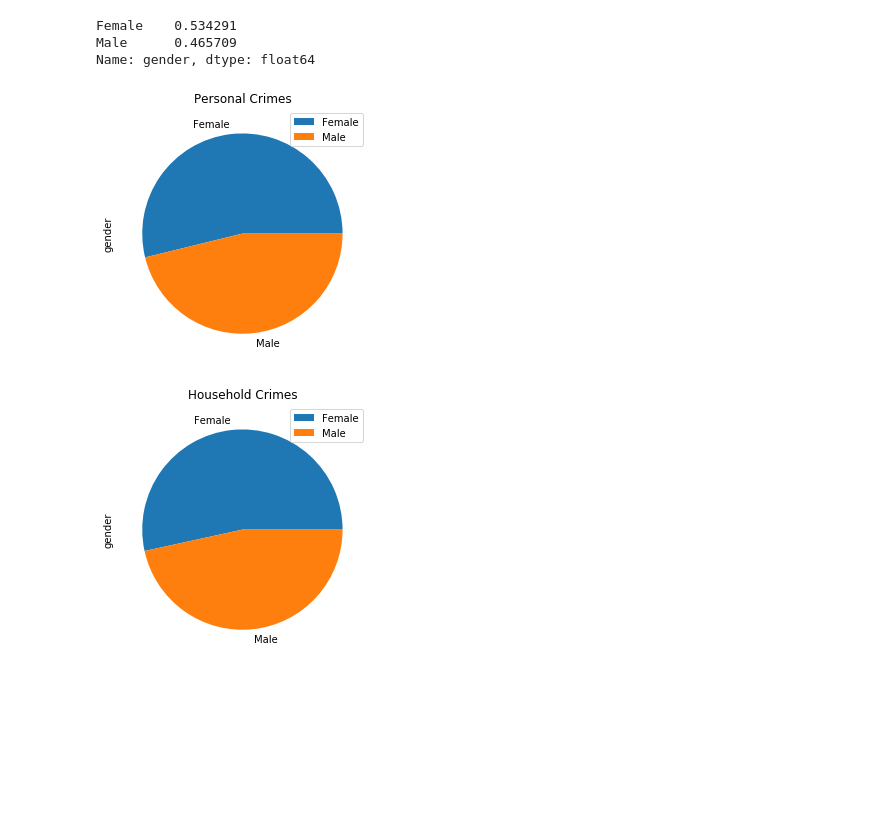
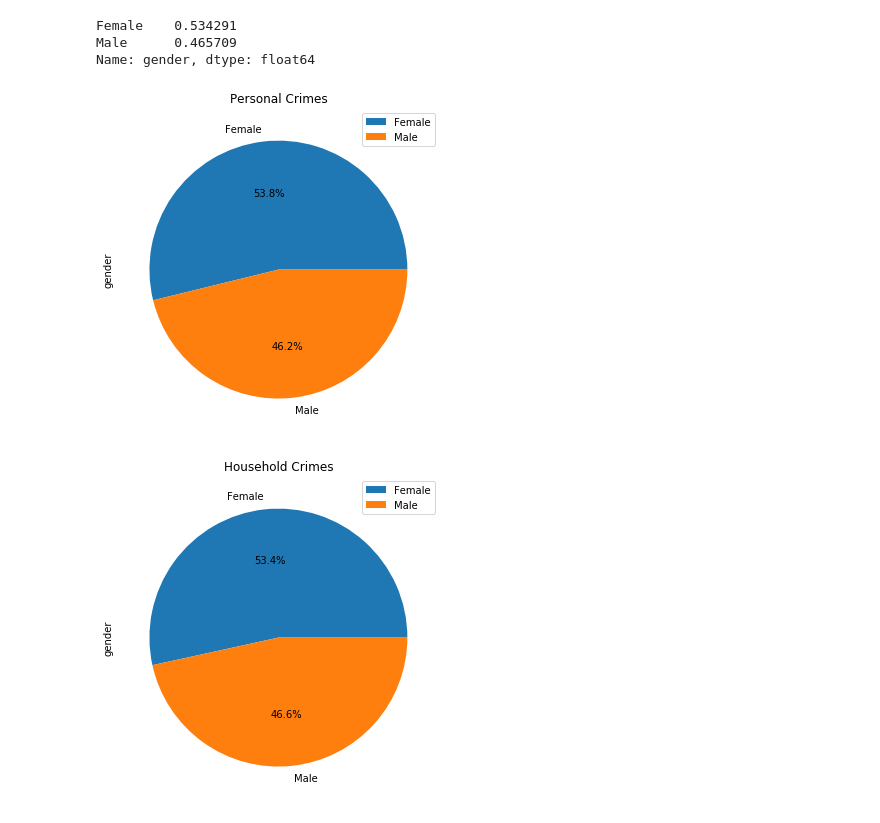
Before and after one commit to akarki23/project-1, a Jupyter notebook: NCVS/NationalCrimeVictimizationSurvey.ipynb, the cells around one changed output. Saved outputs shown, nothing was run; the diff lists cells and outputs as text; code cells hidden in the pictures; blank space fills up the shorter version.

```diff
--- a/NCVS/NationalCrimeVictimizationSurvey.ipynb
+++ b/NCVS/NationalCrimeVictimizationSurvey.ipynb
@@ -259,15 +259,25 @@ Female    0.534291
 Male      0.465709
 Name: gender, dtype: float64
 # %%
-ncvs['gender'].value_counts(normalize = True).plot(kind = 'pie', title = 'Personal Crimes', legend = True)
+ncvs['gender'].value_counts(normalize = True).plot(
+    autopct = '%1.1f%%',
+    title = 'Personal Crimes',
+    kind = 'pie',
+    figsize = (5, 5),
+    legend = True)
 plt.tight_layout()
 plt.show()
 # %% [output]
-[figure, old version]
+[figure, new version]
 # %%
-ncvs_h['gender'].value_counts(normalize = True).plot(title = 'Household Crimes', kind = 'pie', legend = True)
+ncvs_h['gender'].value_counts(normalize = True).plot(
+    autopct = '%1.1f%%',
+    title = 'Household Crimes',
+    kind = 'pie',
+    figsize = (5, 5),
+    legend = True)
 plt.tight_layout()
 plt.show()
 # %% [output]
-[figure, old version]
+[figure, new version]
 # %%
```
Also changed, not shown: parts of 6 cells of this notebook.
